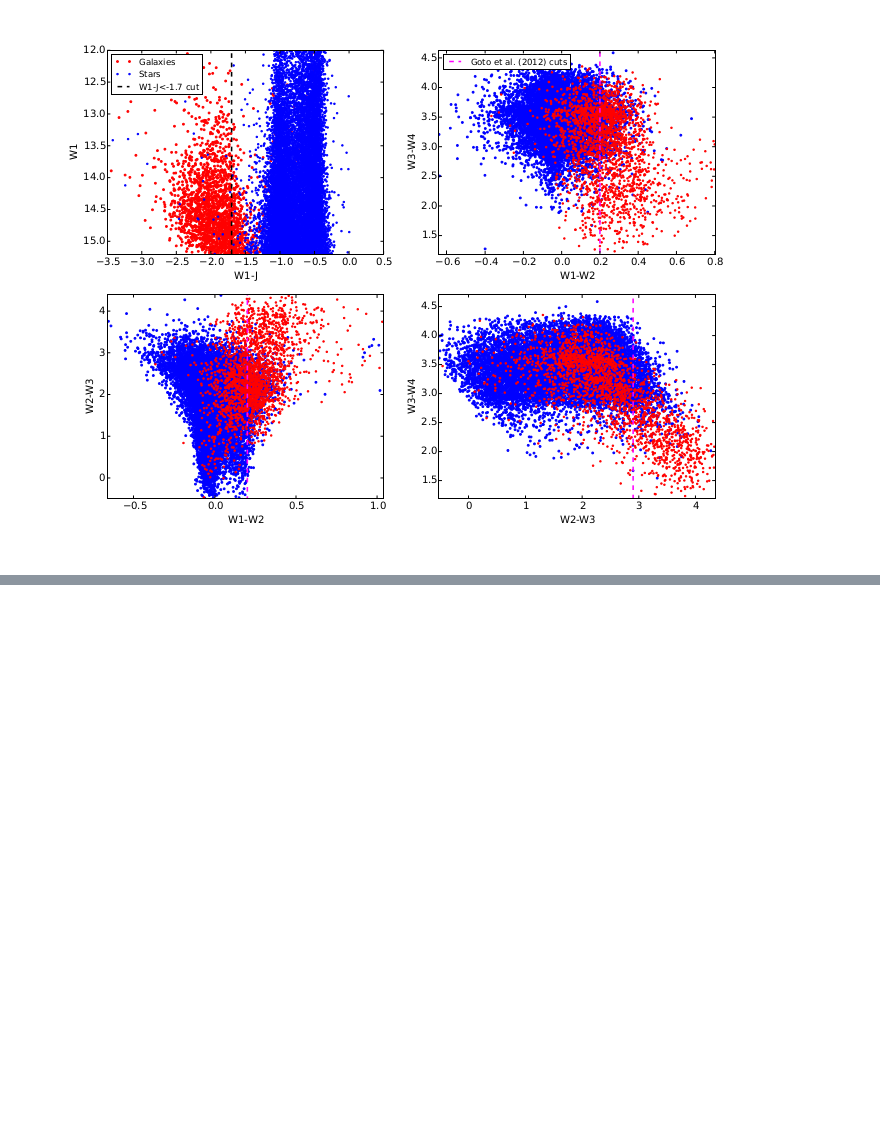
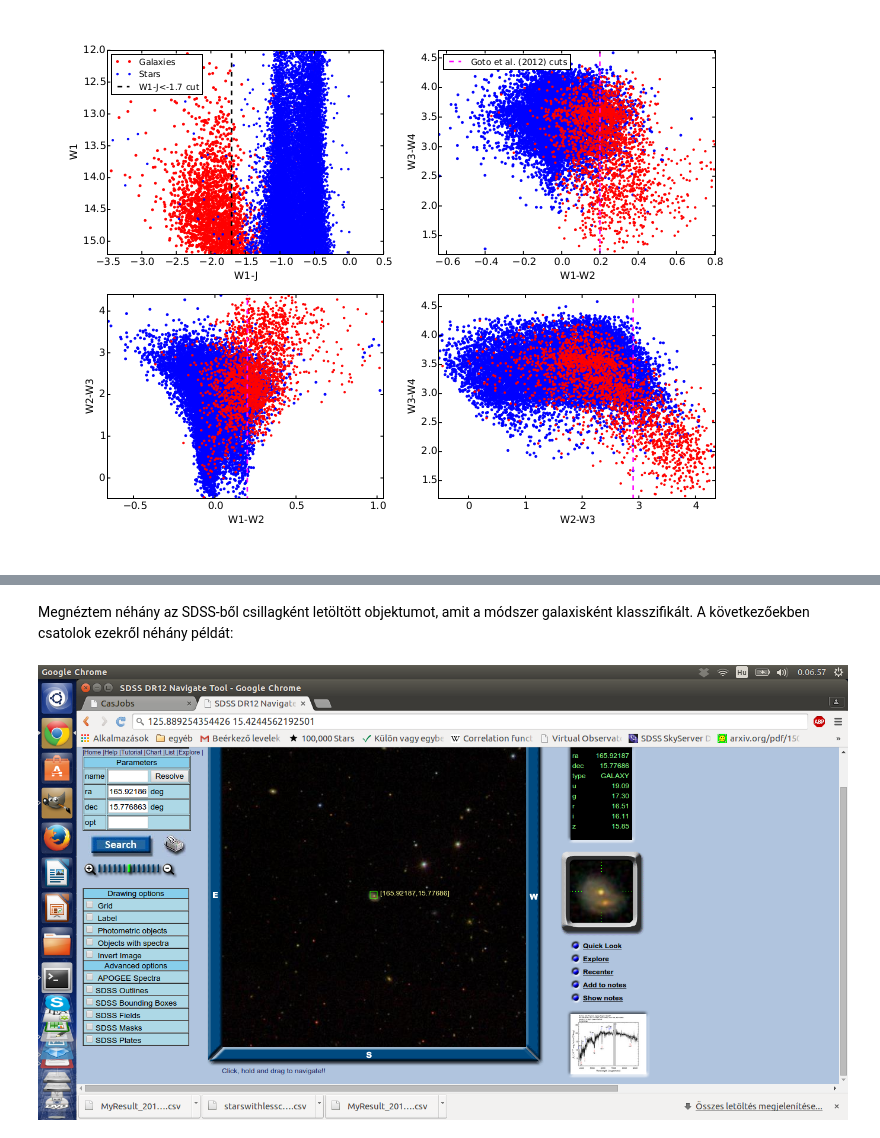
Before and after one commit to ggalgoczi/wise2mass, a Jupyter notebook: GxStarSeparation.ipynb, the cells around one changed output, grey strips where cells are left out. Cells and saved outputs as stored; diff of their text form; code cells hidden in the pictures; blank space fills up the shorter version.

```diff
--- a/GxStarSeparation.ipynb
+++ b/GxStarSeparation.ipynb
@@ -175,0 +182,6 @@ Image(filename='colorsszapudi.png')
+# %% [markdown]
+Megnéztem néhány az SDSS-ből csillagként letöltött objektumot, amit a módszer galaxisként klasszifikált. A következőekben csatolok ezekről néhány példát:
+# %%
+Image(filename='1.png')
+# %% [output]
+[figure, added]
```
Also changed, not shown: parts of 2 cells of this notebook.
